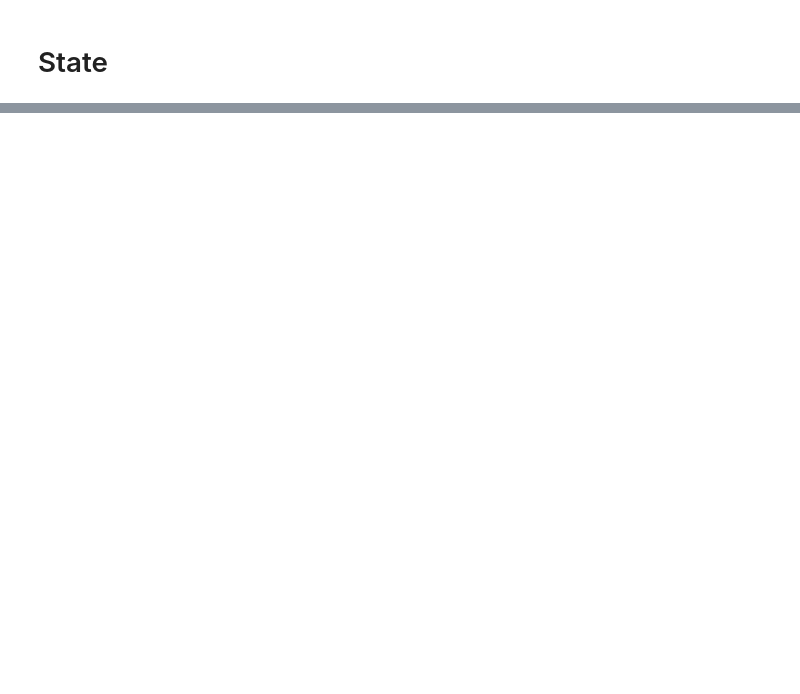
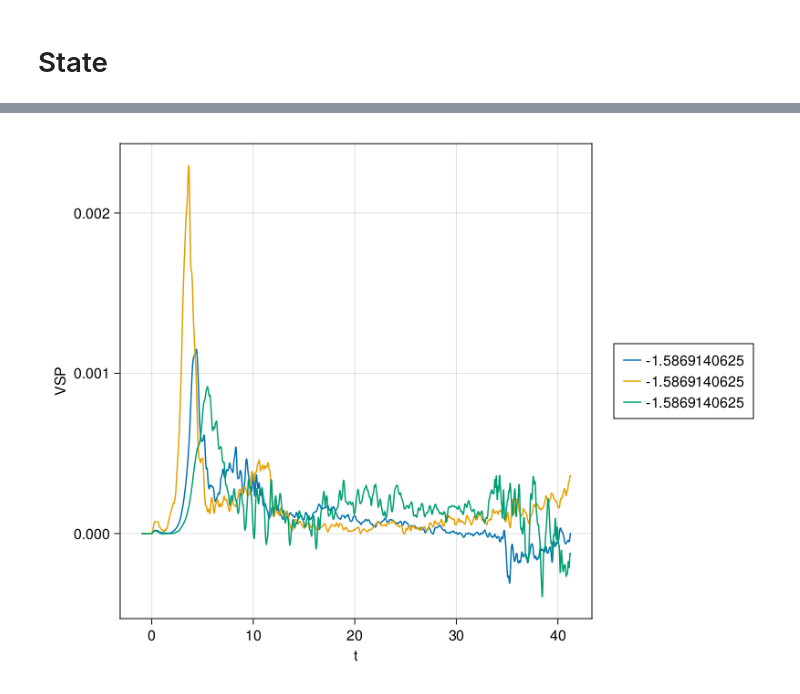
Before and after one commit to erin-atkinson/filament-instability, a Jupyter notebook: notebooks/PosterFigures.ipynb, the cells around one changed output, grey strips where cells are left out. Cells and saved outputs as stored; diff of their text form; code cells hidden in the pictures; blank space fills up the shorter version.

```diff
--- a/notebooks/PosterFigures.ipynb
+++ b/notebooks/PosterFigures.ipynb
@@ -103,0 +73,12 @@ tsi = [383, 473, 600] .- 100
+# %%
+data = xt_energy_loss_data(foldernames[2]);
+# %%
+fig = Figure()
+ax = Axis(fig[1, 1], xlabel="t", ylabel="VSP")
+ln1 = lines!(ax, data.ts, data.VSP[:, 350])
+ln2 = lines!(ax, data.ts, data.VSP[:, 400])
+ln3 = lines!(ax, data.ts, data.VSP[:, 450])
+Legend(fig[1, 2], [ln1, ln2, ln3], ["$(data.xs[350])", "$(data.xs[350])", "$(data.xs[350])"])
+fig
+# %% [output]
+[figure, added]
```
Also changed, not shown: parts of 21 cells of this notebook, 34 other files.
